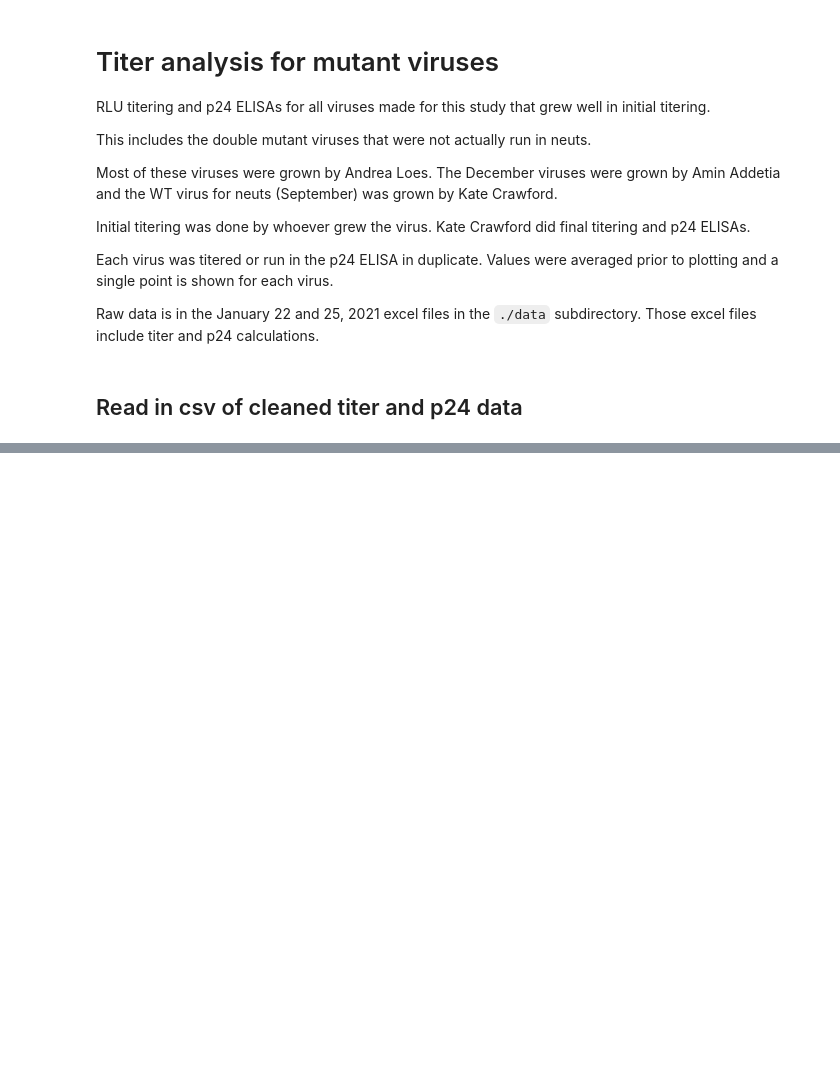
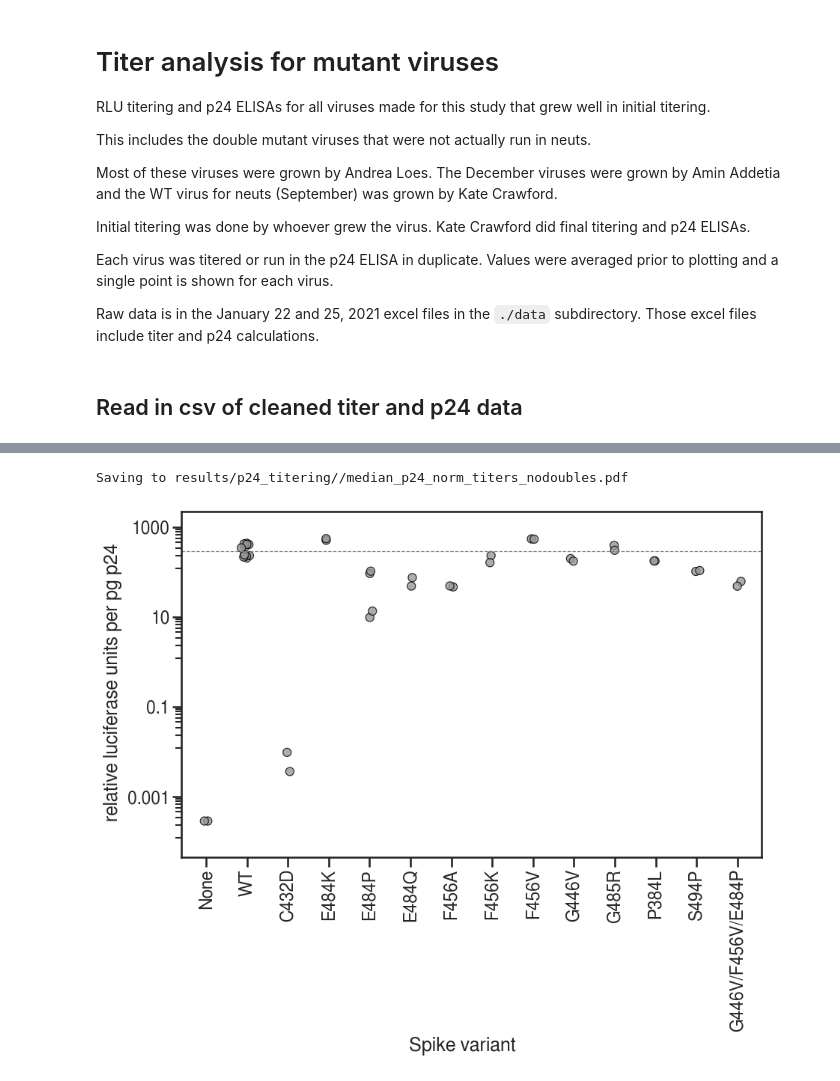
Before and after one commit to jbloomlab/SARS-CoV-2-RBD_MAP_HAARVI_sera, a Jupyter notebook: experimental_validations/mutant_titers.ipynb, the cells around one changed output, grey strips where cells are left out. Drawn from its saved outputs; the diff is of its cells as text; code cells hidden in the pictures; blank space fills up the shorter version.

```diff
--- a/experimental_validations/mutant_titers.ipynb
+++ b/experimental_validations/mutant_titers.ipynb
@@ -65,0 +126,25 @@ _ = rlu_p24_all.draw()
+# %%
+doubles = ['F456A/E484P', 'F456V/E484P', 'G446V/F456V']
+
+medrlu_p24_nodoubles = (ggplot(df[~df['mut_order'].isin(doubles)], aes(x='mut_order', y='Med RLU/pg p24', fill='Used in neuts')) +
+            geom_point(size=4, alpha=0.8, position=position_jitterdodge(jitter_width=0.2, jitter_height=0, dodge_width=0.2, random_state=123)) +
+#             geom_crossbar(data=luc_titers.groupby('Spike', as_index=False).aggregate(Titer=pd.NamedAgg('Avg RLU per mL', 'mean')),
+#                           mapping=aes(x='Spike', y='Titer', ymin='Titer', ymax='Titer'), color='black') +
+            scale_fill_manual(values=[CBP[0], CBP[0]], guide=False) +
+            theme(axis_text_x=element_text(angle=90, vjust=1, hjust=0.5),
+                  figure_size=(10,6)) +
+            geom_hline(yintercept=np.median(df[df['mut_order']=='WT']['Med RLU/pg p24']),
+                       linetype='dashed', color='grey') +
+            scale_y_continuous(trans='log10', limits=[0.0001, 1e3]) +
+            ylab('relative luciferase units per pg p24') +
+            xlab('Spike variant')
+            )
+
+_ = medrlu_p24_nodoubles.draw()
+
+plotfile = f'{resultsdir}/median_p24_norm_titers_nodoubles.pdf'
+print(f"Saving to {plotfile}")
+medrlu_p24_nodoubles.save(plotfile, verbose=False)
+# %% [output]
+Saving to results/p24_titering//median_p24_norm_titers_nodoubles.pdf
+[figure, added]
```
Also changed, not shown: parts of 11 cells of this notebook, 4 other files.
